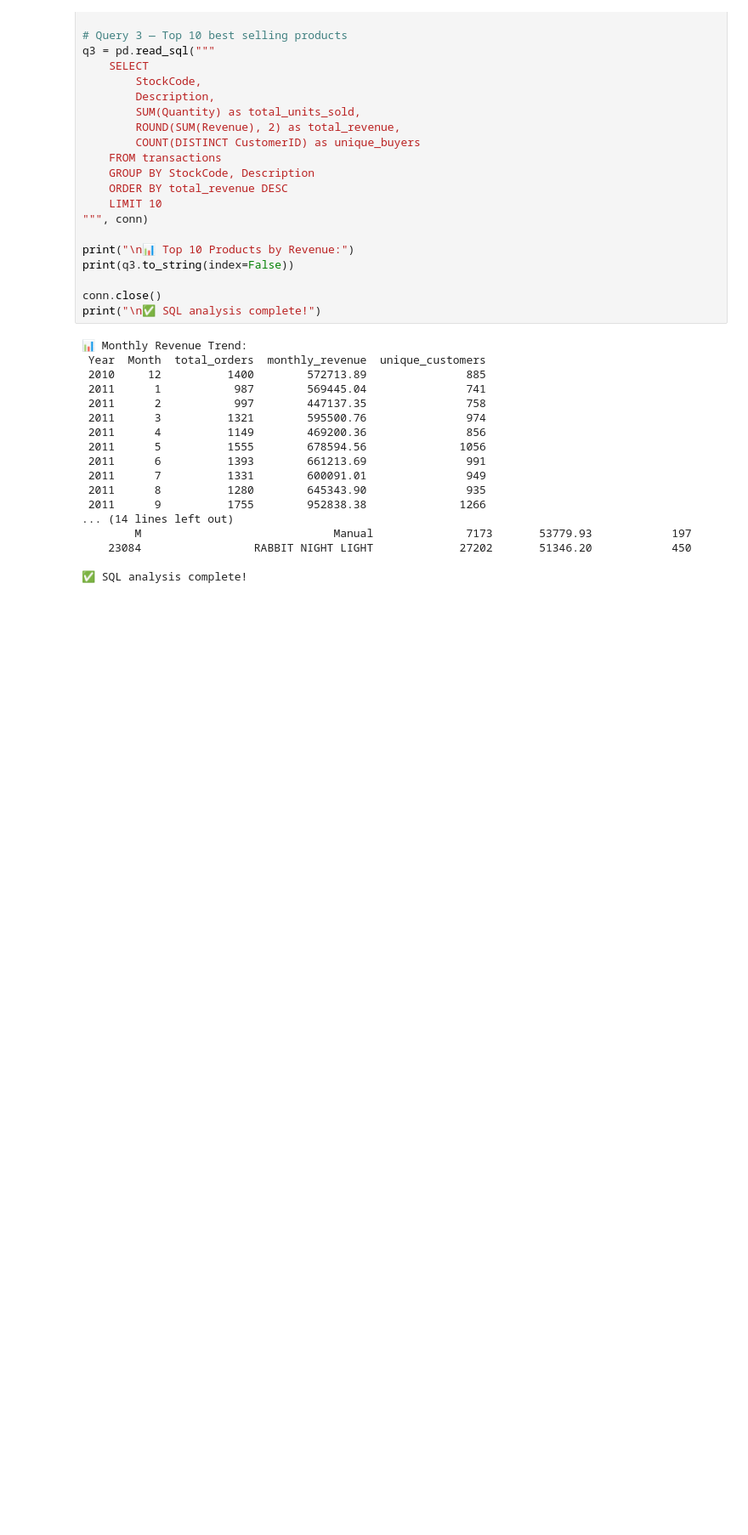
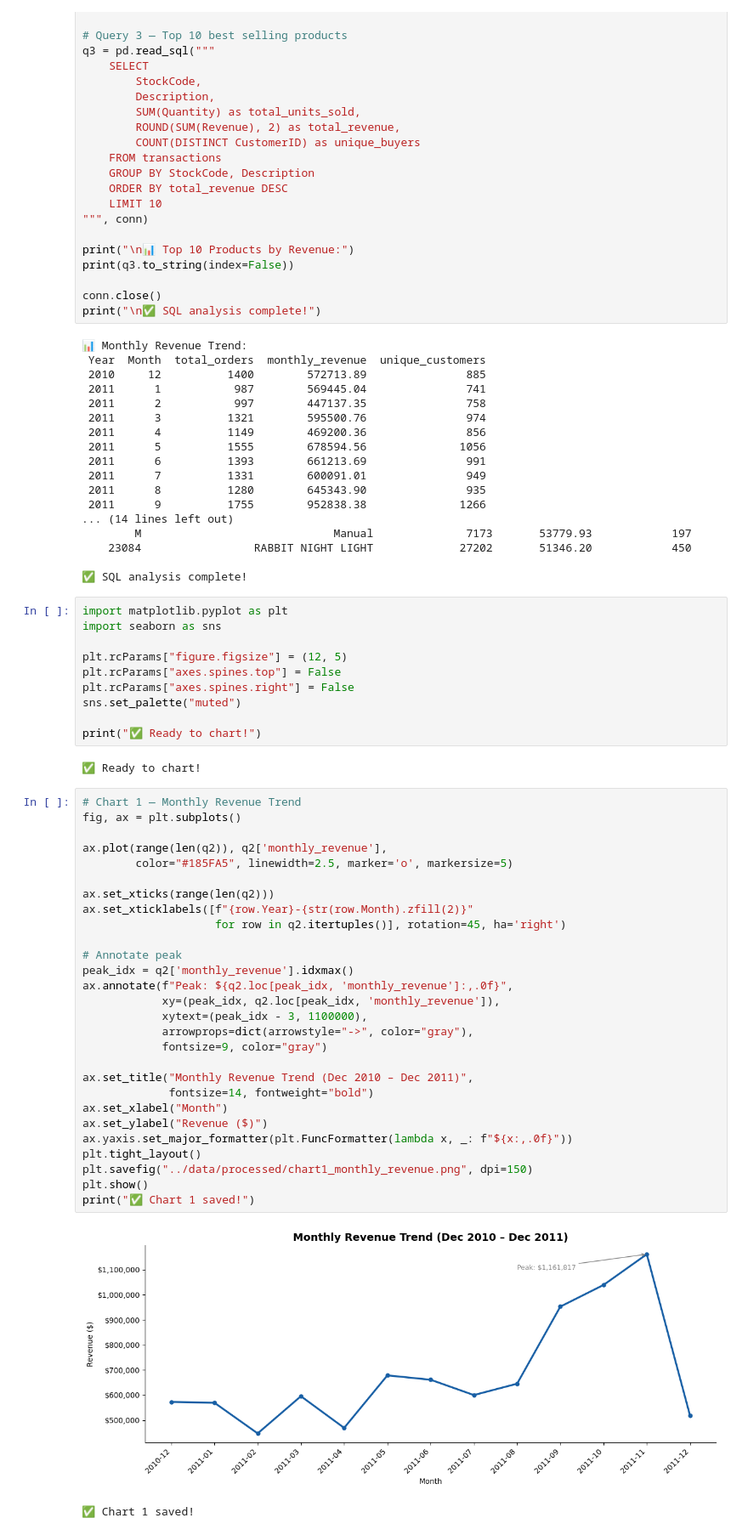
Before and after one commit to Kamrul732/ecommerce-sales-analytics, a Jupyter notebook: 01_data_collection.ipynb, the cells around one changed output. Shown at 85% size. Saved outputs shown, nothing was run; the diff lists cells and outputs as text; blank space fills up the shorter version.

Commit message:
add 4 analysis charts

```diff
--- a/01_data_collection.ipynb
+++ b/01_data_collection.ipynb
@@ -213,3 +213,46 @@ print("\n✅ SQL analysis complete!")
     23084                 RABBIT NIGHT LIGHT             27202       51346.20            450
 
 ✅ SQL analysis complete!
+# %%
+import matplotlib.pyplot as plt
+import seaborn as sns
+
+plt.rcParams["figure.figsize"] = (12, 5)
+plt.rcParams["axes.spines.top"] = False
+plt.rcParams["axes.spines.right"] = False
+sns.set_palette("muted")
+
+print("✅ Ready to chart!")
+# %% [output]
+✅ Ready to chart!
+# %%
+# Chart 1 — Monthly Revenue Trend
+fig, ax = plt.subplots()
+
+ax.plot(range(len(q2)), q2['monthly_revenue'],
+        color="#185FA5", linewidth=2.5, marker='o', markersize=5)
+
+ax.set_xticks(range(len(q2)))
+ax.set_xticklabels([f"{row.Year}-{str(row.Month).zfill(2)}"
+                    for row in q2.itertuples()], rotation=45, ha='right')
+
+# Annotate peak
+peak_idx = q2['monthly_revenue'].idxmax()
+ax.annotate(f"Peak: ${q2.loc[peak_idx, 'monthly_revenue']:,.0f}",
+            xy=(peak_idx, q2.loc[peak_idx, 'monthly_revenue']),
+            xytext=(peak_idx - 3, 1100000),
+            arrowprops=dict(arrowstyle="->", color="gray"),
+            fontsize=9, color="gray")
+
+ax.set_title("Monthly Revenue Trend (Dec 2010 – Dec 2011)",
+             fontsize=14, fontweight="bold")
+ax.set_xlabel("Month")
+ax.set_ylabel("Revenue ($)")
+ax.yaxis.set_major_formatter(plt.FuncFormatter(lambda x, _: f"${x:,.0f}"))
+plt.tight_layout()
+plt.savefig("../data/processed/chart1_monthly_revenue.png", dpi=150)
+plt.show()
+print("✅ Chart 1 saved!")
+# %% [output]
+[figure, added]
+✅ Chart 1 saved!
```
Also changed, not shown: parts of 2 cells of this notebook.
